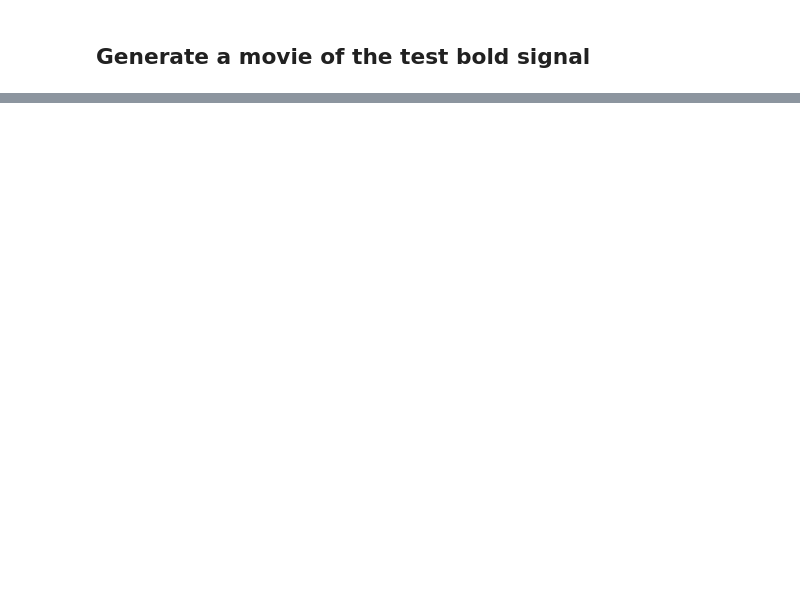
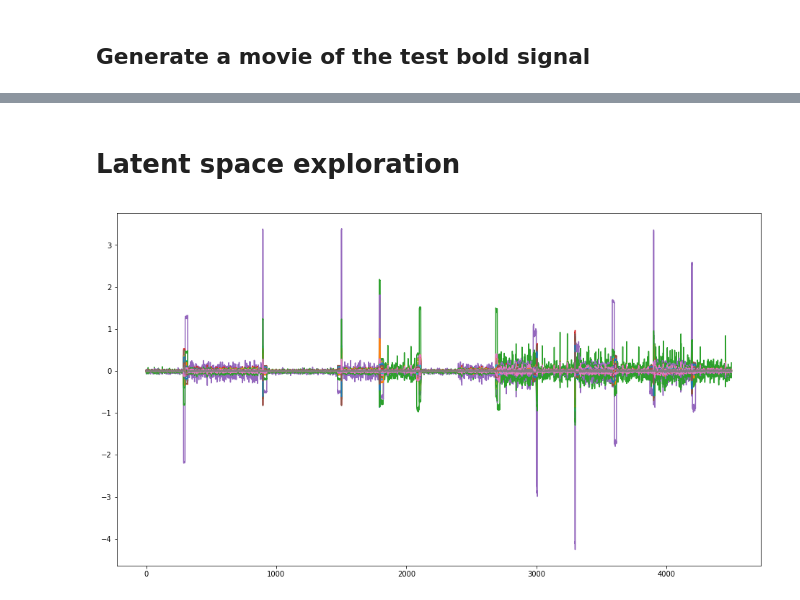
Before and after one commit to arthurmensch/deep-fmri, a Jupyter notebook: bold_movies.ipynb, the cells around one changed output, grey strips where cells are left out. Cells and saved outputs as stored; diff of their text form; code cells hidden in the pictures; blank space fills up the shorter version.

```diff
--- a/bold_movies.ipynb
+++ b/bold_movies.ipynb
@@ -22,0 +58,2 @@ test_loader = DataLoader(test_dataset, batch_size=32,
+# %%
+latent = latent.numpy()
@@ -77,3 +162,10 @@ anim = make_animation(test_data[:, channel_idx, :, :, cut_idx])
 HTML(anim.to_html5_video())
 # %% [output]
 [interactive output not drawn]
+# %% [markdown]
+# Latent space exploration
+# %%
+fig = plt.figure(figsize=(16, 9))
+lines = plt.plot(range(len(latent)), latent)
+# %% [output]
+[figure, added]
```
Also changed, not shown: parts of 15 cells of this notebook.
